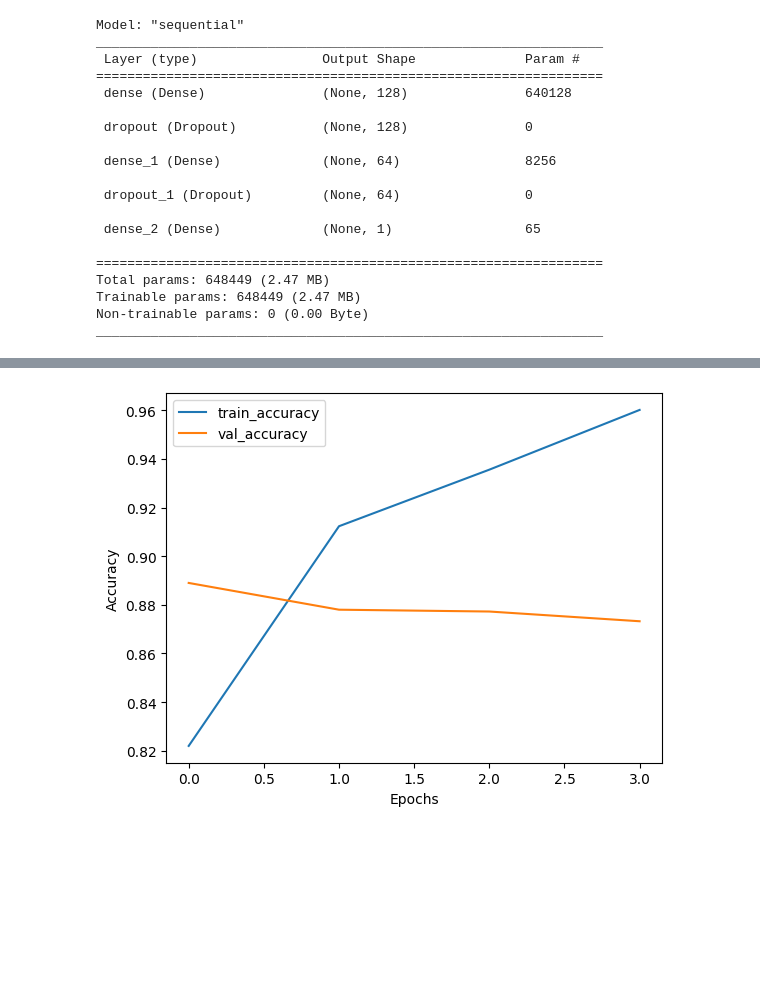
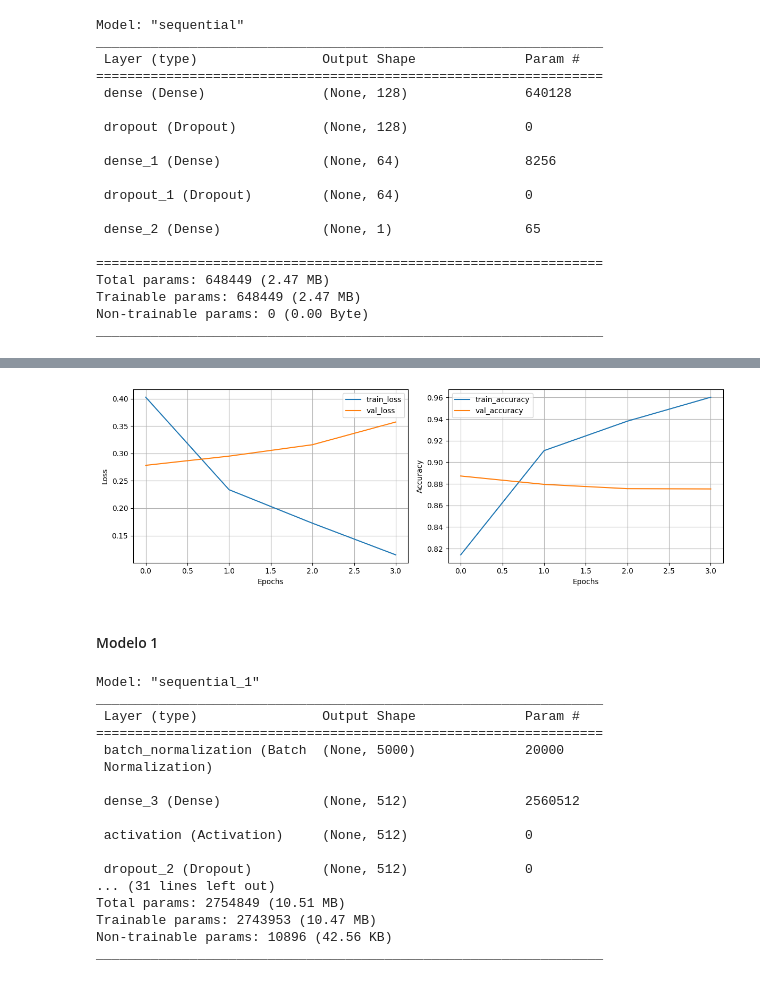
Before and after one commit to FranzCastillo/NLP-Tweets-Sentiment-Analysis-DL-Models, a Jupyter notebook: workspace/app.ipynb, the cells around one changed output, grey strips where cells are left out. Saved outputs shown, nothing was run; the diff lists cells and outputs as text; code cells hidden in the pictures; blank space fills up the shorter version.

```diff
--- a/workspace/app.ipynb
+++ b/workspace/app.ipynb
@@ -71,5 +71,6 @@ from nltk.corpus import stopwords
 # %%
 PATH_PROCESSED_DATA = 'data/processed.csv'
 # %%
-!python -m spacy download en_core_web_sm
+# !python -m spacy download en_core_web_sm
+spacy.load('en_core_web_sm')
 # %% [output]
@@ -202,7 +239,7 @@ Train shape: (20000, 5000), Test shape: (5000, 5000)
 from tensorflow import keras
 from tensorflow.keras import layers
 # %%
-model = keras.Sequential([
+baseline = keras.Sequential([
     layers.Input(shape=(X_train.shape[1],)),
     layers.Dense(128, activation='relu'),
     layers.Dropout(0.5),
@@ -228,6 +265,6 @@ Your kernel may have been built without NUMA support.
 # %%
-model.compile(optimizer='adam', loss='binary_crossentropy', metrics=['accuracy'])
-model.summary()
+baseline.compile(optimizer='adam', loss='binary_crossentropy', metrics=['accuracy'])
+baseline.summary()
 # %% [output]
 Model: "sequential"
 _________________________________________________________________
@@ -254,7 +293,7 @@ from tensorflow.keras.callbacks import EarlyStopping, ModelCheckpoint
 early_stopping = EarlyStopping(monitor='val_loss', patience=3, restore_best_weights=True)
 model_checkpoint = ModelCheckpoint('best_model.h5', save_best_only=True, monitor='val_loss')
 # %%
-history = model.fit(
+history = baseline.fit(
     X_train.toarray(), y_train,
     validation_split=0.2,
     epochs=20,
@@ -290,9 +318,4 @@ plt.show()
-# %%
-plt.plot(history.history['accuracy'], label='train_accuracy')
-plt.plot(history.history['val_accuracy'], label='val_accuracy')
-plt.xlabel('Epochs')
-plt.ylabel('Accuracy')
-plt.legend()
-plt.show()
-# %% [output]
-[figure, removed]
+# %%
+plot_history(history, metrics=('loss', 'accuracy'))
+# %% [output]
+[figure, added]
@@ -298,0 +324,2 @@ plt.show()
+# %% [markdown]
+#### Modelo 1
@@ -298,0 +354,26 @@ plt.show()
+# %%
+opt = optimizers.Adam(learning_rate=1e-3)
+model1.compile(
+    optimizer=opt,
+    loss='binary_crossentropy',
+    metrics=['accuracy', metrics.AUC(name='auc')]
+)
+model1.summary()
+# %% [output]
+Model: "sequential_1"
+_________________________________________________________________
+ Layer (type)                Output Shape              Param #
+=================================================================
+ batch_normalization (Batch  (None, 5000)              20000
+ Normalization)
+
+ dense_3 (Dense)             (None, 512)               2560512
+
+ activation (Activation)     (None, 512)               0
+
+ dropout_2 (Dropout)         (None, 512)               0
+... (31 lines left out)
+Total params: 2754849 (10.51 MB)
+Trainable params: 2743953 (10.47 MB)
+Non-trainable params: 10896 (42.56 KB)
+_________________________________________________________________
```
Also changed, not shown: parts of 24 cells of this notebook.
